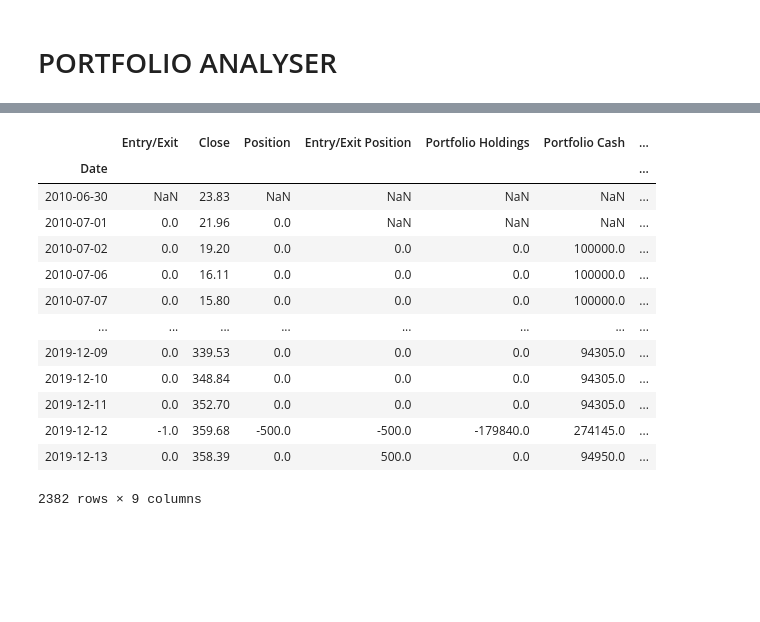
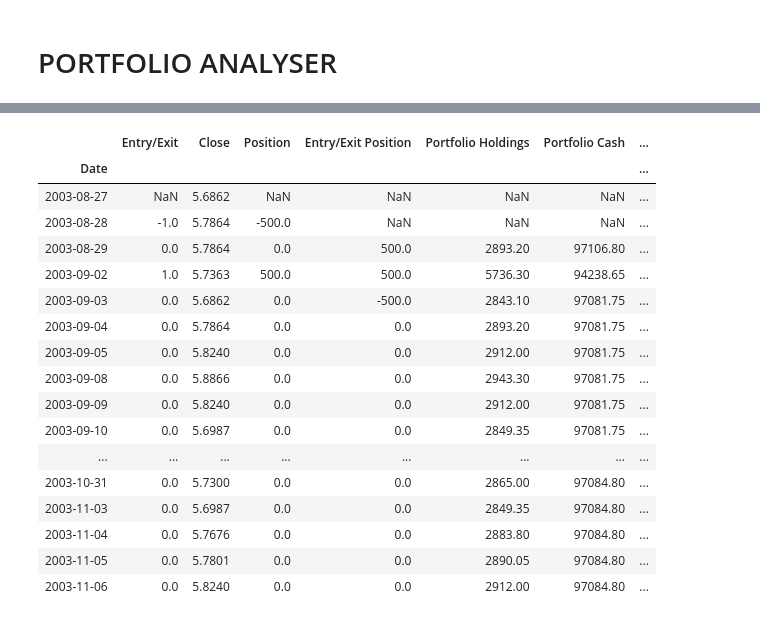
Before and after one commit to irayje/project_2, a Jupyter notebook: functions_for_bot.ipynb, the cells around one changed output, grey strips where cells are left out. Cells and saved outputs as stored; diff of their text form; code cells hidden in the pictures; blank space fills up the shorter version.

```diff
--- a/functions_for_bot.ipynb
+++ b/functions_for_bot.ipynb
@@ -26,7 +23,7 @@ stockList = r.json()
 #load model for results
 model = load('project2_random_forest_model.joblib')
 # %%
-company_request = 'tesla'
+company_request = 'ford'
 # %%
 def getCompany(text):
     return process.extractOne(text, stockList)[0]
@@ -62,8 +59,8 @@ data['crossover_long'] = np.where(data['fast_close'] > data['slow_close'], 1.0,
 data['crossover_short'] = np.where(data['fast_close'] < data['slow_close'], -1.0, 0.0)
 data['crossover_signal'] = data['crossover_long'] + data['crossover_short']
 
-short_vol_window = 5
-long_vol_window = 21
+short_vol_window = 50
+long_vol_window = 100
 
 # Construct a `Fast` and `Slow` Exponential Moving Average from short and long windows, respectively
 data['fast_vol'] = data['Daily Return'].ewm(halflife=short_vol_window).std()
@@ -371,0 +392,8 @@ signals_df
+# %%
+signals_df['Position'] = np.nan
+signals_df['Entry/Exit Position'] = np.nan
+signals_df['Portfolio Holdings'] = np.nan
+signals_df['Portfolio Cash'] = np.nan
+signals_df['Portfolio Total'] = np.nan
+signals_df['Portfolio Daily Returns'] = np.nan
+signals_df['Portfolio Cumulative Returns'] = np.nan
@@ -374,43 +419,47 @@ signals_df
 initial_capital = float(100000)
 
 # Set the share size
 share_size = 500
 
 # Take a 500 share position where the dual moving average crossover is 1 (SMA50 is greater than SMA100)
 signals_df['Position'] = share_size * signals_df['Entry/Exit']
 
 # Find the points in time where a 500 share position is bought or sold
 signals_df['Entry/Exit Position'] = signals_df['Position'].diff()
 
 # Multiply share price by entry/exit positions and get the cumulatively sum
 signals_df['Portfolio Holdings'] = signals_df['Close'] * signals_df['Entry/Exit Position'].cumsum()
 
 # Subtract the initial capital by the portfolio holdings to get the amount of liquid cash in the portfolio
 signals_df['Portfolio Cash'] = initial_capital - (signals_df['Close'] * signals_df['Entry/Exit Position']).cumsum()
 
 # Get the total portfolio value by adding the cash amount by the portfolio holdings (or investments)
 signals_df['Portfolio Total'] = signals_df['Portfolio Cash'] + signals_df['Portfolio Holdings']
 
 # Calculate the portfolio daily returns
 signals_df['Portfolio Daily Returns'] = signals_df['Portfolio Total'].pct_change()
 
 # Calculate the cumulative returns
 signals_df['Portfolio Cumulative Returns'] = (1 + signals_df['Portfolio Daily Returns']).cumprod() - 1
 
 # Print the DataFrame
-signals_df
+signals_df[0:51]
 # %% [output]
 |  | Entry/Exit | Close | Position | Entry/Exit Position | Portfolio Holdings | Portfolio Cash | ... |
 | Date |  |  |  |  |  |  | ... |
-| 2010-06-30 | NaN | 23.83 | NaN | NaN | NaN | NaN | ... |
-| 2010-07-01 | 0.0 | 21.96 | 0.0 | NaN | NaN | NaN | ... |
-| 2010-07-02 | 0.0 | 19.20 | 0.0 | 0.0 | 0.0 | 100000.0 | ... |
-| 2010-07-06 | 0.0 | 16.11 | 0.0 | 0.0 | 0.0 | 100000.0 | ... |
-| 2010-07-07 | 0.0 | 15.80 | 0.0 | 0.0 | 0.0 | 100000.0 | ... |
+| 2003-08-27 | NaN | 5.6862 | NaN | NaN | NaN | NaN | ... |
+| 2003-08-28 | -1.0 | 5.7864 | -500.0 | NaN | NaN | NaN | ... |
+| 2003-08-29 | 0.0 | 5.7864 | 0.0 | 500.0 | 2893.20 | 97106.80 | ... |
+| 2003-09-02 | 1.0 | 5.7363 | 500.0 | 500.0 | 5736.30 | 94238.65 | ... |
+| 2003-09-03 | 0.0 | 5.6862 | 0.0 | -500.0 | 2843.10 | 97081.75 | ... |
+| 2003-09-04 | 0.0 | 5.7864 | 0.0 | 0.0 | 2893.20 | 97081.75 | ... |
+| 2003-09-05 | 0.0 | 5.8240 | 0.0 | 0.0 | 2912.00 | 97081.75 | ... |
+| 2003-09-08 | 0.0 | 5.8866 | 0.0 | 0.0 | 2943.30 | 97081.75 | ... |
+| 2003-09-09 | 0.0 | 5.8240 | 0.0 | 0.0 | 2912.00 | 97081.75 | ... |
+| 2003-09-10 | 0.0 | 5.6987 | 0.0 | 0.0 | 2849.35 | 97081.75 | ... |
 | ... | ... | ... | ... | ... | ... | ... | ... |
-| 2019-12-09 | 0.0 | 339.53 | 0.0 | 0.0 | 0.0 | 94305.0 | ... |
-| 2019-12-10 | 0.0 | 348.84 | 0.0 | 0.0 | 0.0 | 94305.0 | ... |
-| 2019-12-11 | 0.0 | 352.70 | 0.0 | 0.0 | 0.0 | 94305.0 | ... |
-| 2019-12-12 | -1.0 | 359.68 | -500.0 | -500.0 | -179840.0 | 274145.0 | ... |
-| 2019-12-13 | 0.0 | 358.39 | 0.0 | 500.0 | 0.0 | 94950.0 | ... |
+| 2003-10-31 | 0.0 | 5.7300 | 0.0 | 0.0 | 2865.00 | 97084.80 | ... |
+| 2003-11-03 | 0.0 | 5.6987 | 0.0 | 0.0 | 2849.35 | 97084.80 | ... |
+| 2003-11-04 | 0.0 | 5.7676 | 0.0 | 0.0 | 2883.80 | 97084.80 | ... |
+| 2003-11-05 | 0.0 | 5.7801 | 0.0 | 0.0 | 2890.05 | 97084.80 | ... |
+| 2003-11-06 | 0.0 | 5.8240 | 0.0 | 0.0 | 2912.00 | 97084.80 | ... |
-2382 rows × 9 columns
```
Also changed, not shown: parts of 29 cells of this notebook.
